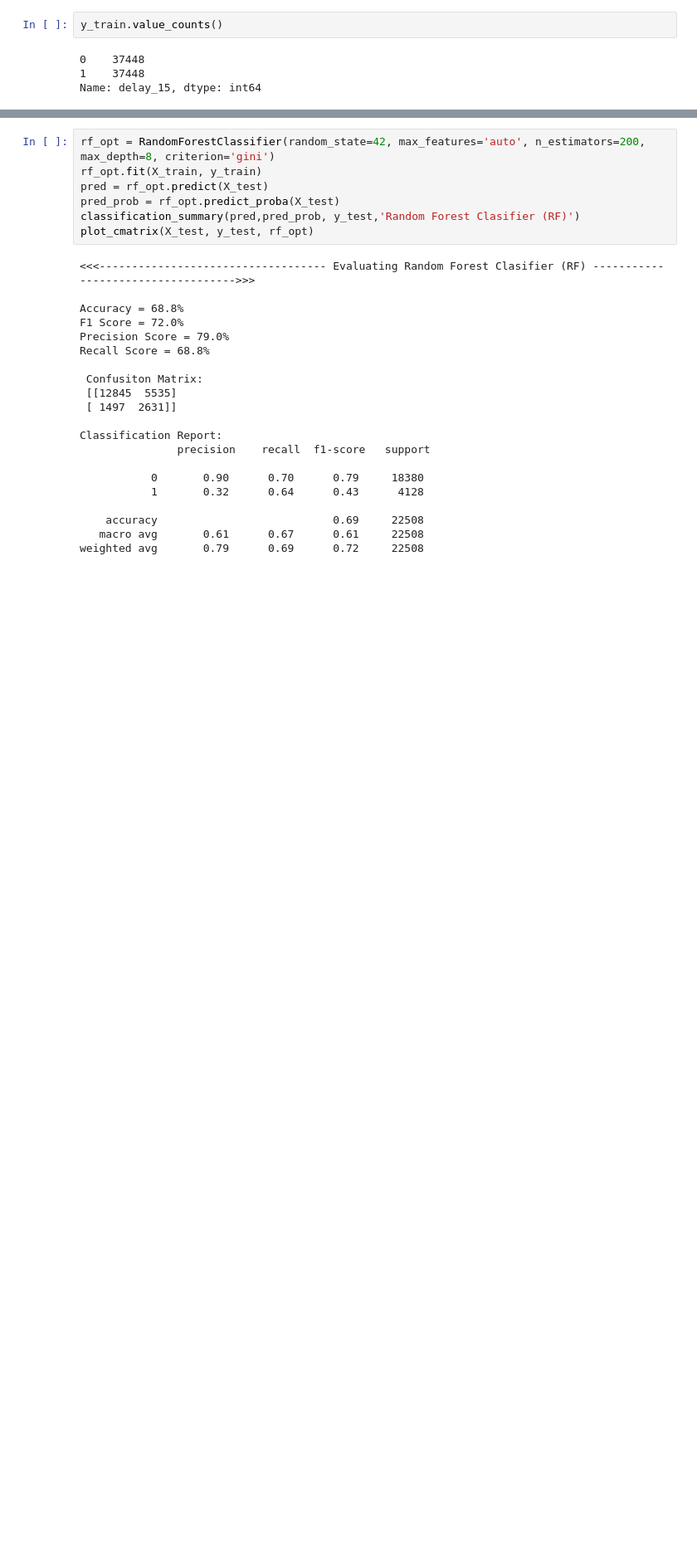
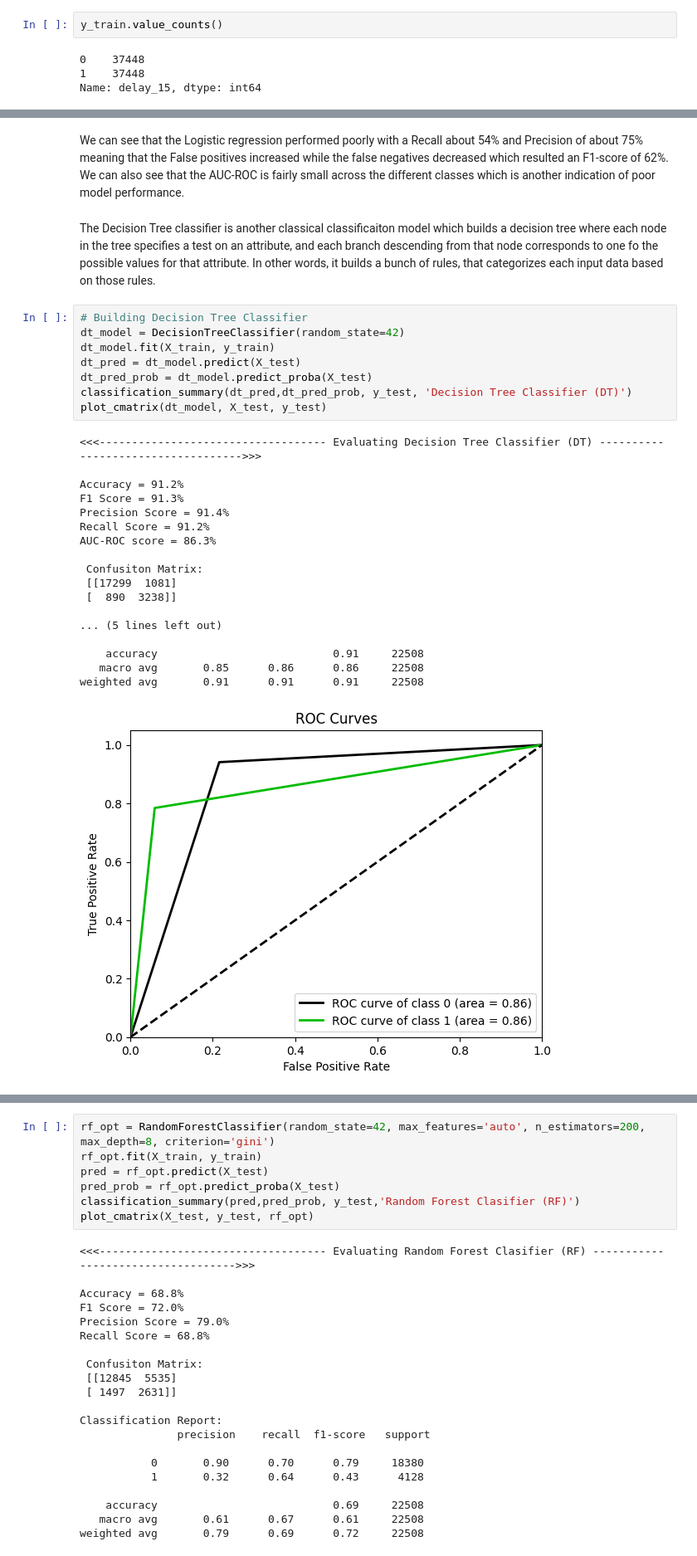
Before and after one commit to kevinmfreire/SCL_delays, a Jupyter notebook: notebook/solution.ipynb, the cells around one changed output, grey strips where cells are left out. Shown at 83% size. Cells and saved outputs as stored; diff of their text form; blank space fills up the shorter version.

```diff
--- a/notebook/solution.ipynb
+++ b/notebook/solution.ipynb
@@ -870,0 +750,31 @@ CV_rfc.best_params_
+# %% [markdown]
+We can see that the Logistic regression performed poorly with a Recall about 54% and Precision of about 75% meaning that the False positives increased while the false negatives decreased which resulted an F1-score of 62%.  We can also see that the AUC-ROC is fairly small across the different classes which is another indication of poor model performance.
+# %% [markdown]
+The Decision Tree classifier is another classical classificaiton model which builds a decision tree where each node in the tree specifies a test on an attribute, and each branch descending from that node corresponds to one fo the possible values for that attribute.  In other words, it builds a bunch of rules, that categorizes each input data based on those rules.
+# %%
+# Building Decision Tree Classifier
+dt_model = DecisionTreeClassifier(random_state=42)
+dt_model.fit(X_train, y_train)
+dt_pred = dt_model.predict(X_test)
+dt_pred_prob = dt_model.predict_proba(X_test)
+classification_summary(dt_pred,dt_pred_prob, y_test, 'Decision Tree Classifier (DT)')
+plot_cmatrix(dt_model, X_test, y_test)
+# %% [output]
+<<<----------------------------------- Evaluating Decision Tree Classifier (DT) ----------------------------------->>>
+
+Accuracy = 91.2%
+F1 Score = 91.3%
+Precision Score = 91.4%
+Recall Score = 91.2%
+AUC-ROC score = 86.3%
+
+ Confusiton Matrix:
+ [[17299  1081]
+ [  890  3238]]
+
+... (5 lines left out)
+
+    accuracy                           0.91     22508
+   macro avg       0.85      0.86      0.86     22508
+weighted avg       0.91      0.91      0.91     22508
+[figure, added]
```
Also changed, not shown: parts of 51 cells of this notebook.
